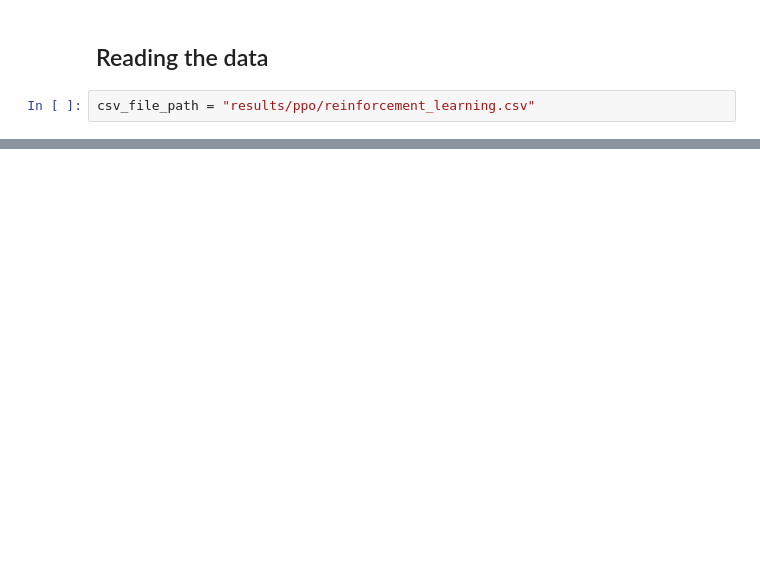
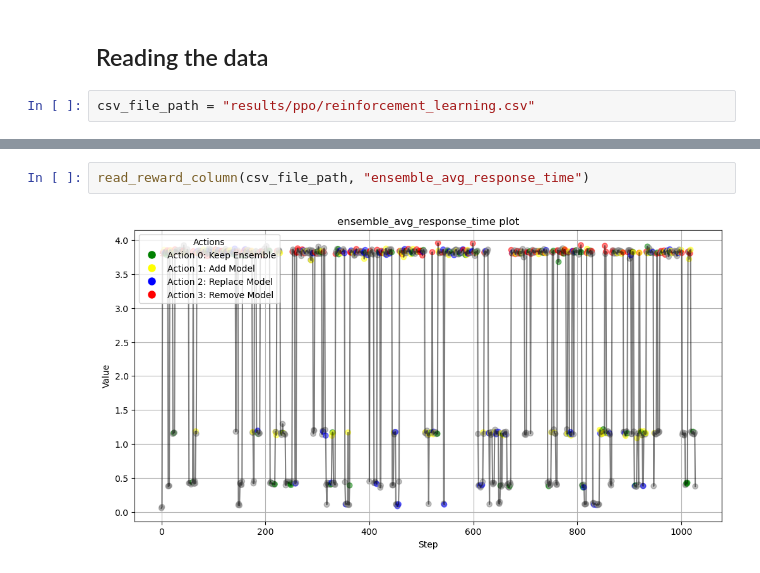
Before and after one commit to FilippoGrosso02/RL_Ensemble_Orchestration, a Jupyter notebook: results_notebook.ipynb, the cells around one changed output, grey strips where cells are left out. Saved outputs shown, nothing was run; the diff lists cells and outputs as text; blank space fills up the shorter version.

```diff
--- a/results_notebook.ipynb
+++ b/results_notebook.ipynb
@@ -103,0 +86,4 @@ Name: ensemble_accuracy, dtype: float64
+# %%
+read_reward_column(csv_file_path, "ensemble_avg_response_time")
+# %% [output]
+[figure, added]
```
Also changed, not shown: parts of 8 cells of this notebook, 29 other files.
